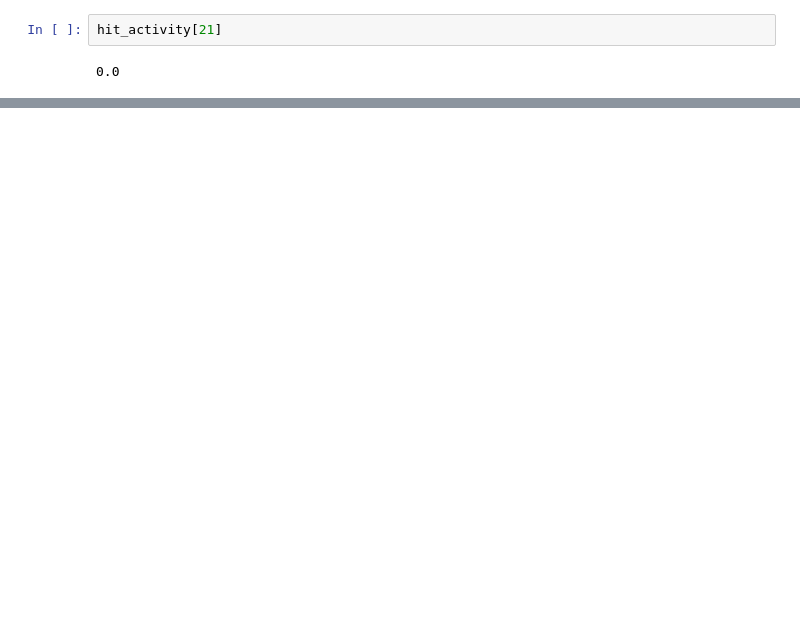
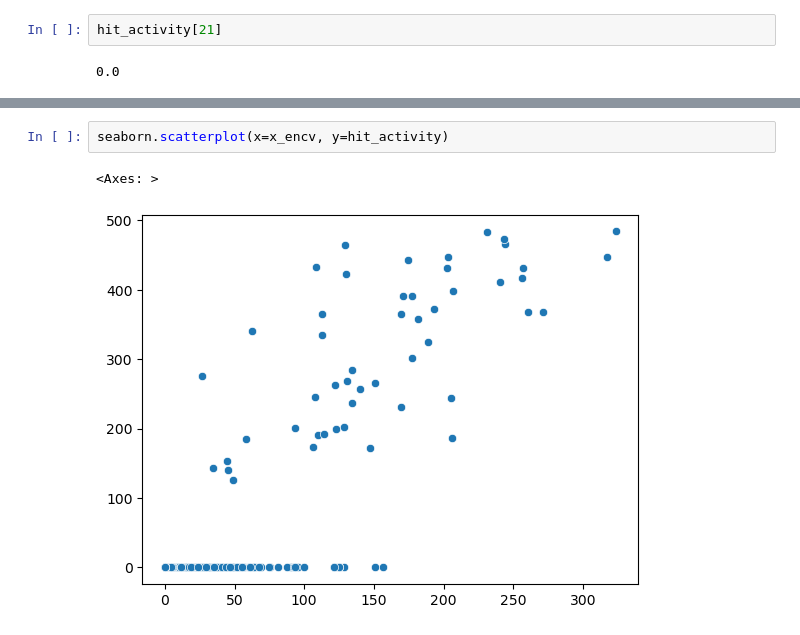
Before and after one commit to pirl-unc/golfy, a Jupyter notebook: notebooks/Deconvolution.ipynb, the cells around one changed output, grey strips where cells are left out. Saved outputs shown, nothing was run; the diff lists cells and outputs as text; blank space fills up the shorter version.

```diff
--- a/notebooks/Deconvolution.ipynb
+++ b/notebooks/Deconvolution.ipynb
@@ -256,0 +798,5 @@ array([-0.00000000e+00, -0.00000000e+00,  0.00000000e+00, -0.00000000e+00,
+# %%
+seaborn.scatterplot(x=x_encv, y=hit_activity)
+# %% [output]
+<Axes: >
+[figure, added]
```
Also changed, not shown: parts of 91 cells of this notebook, 2 other files.
